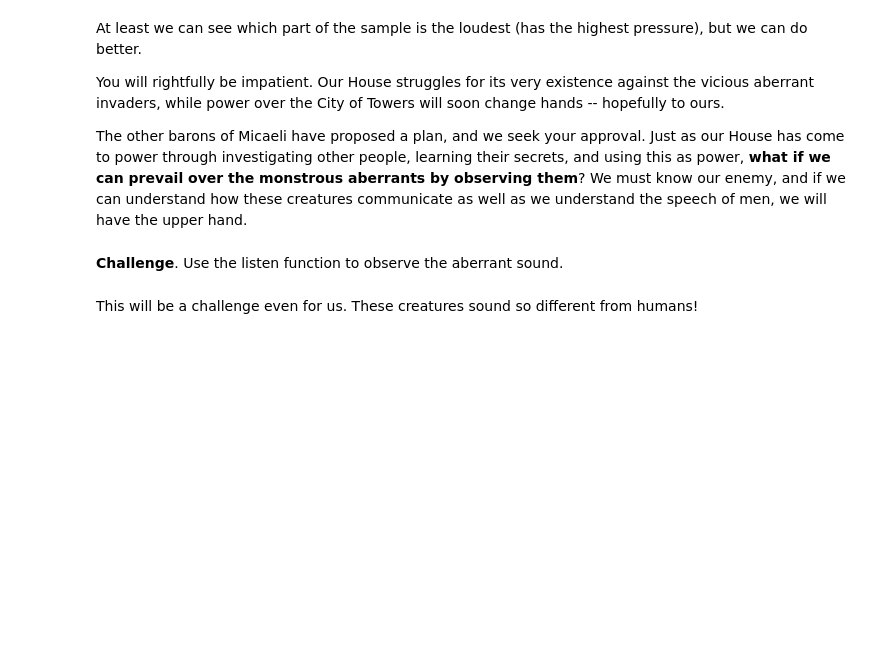
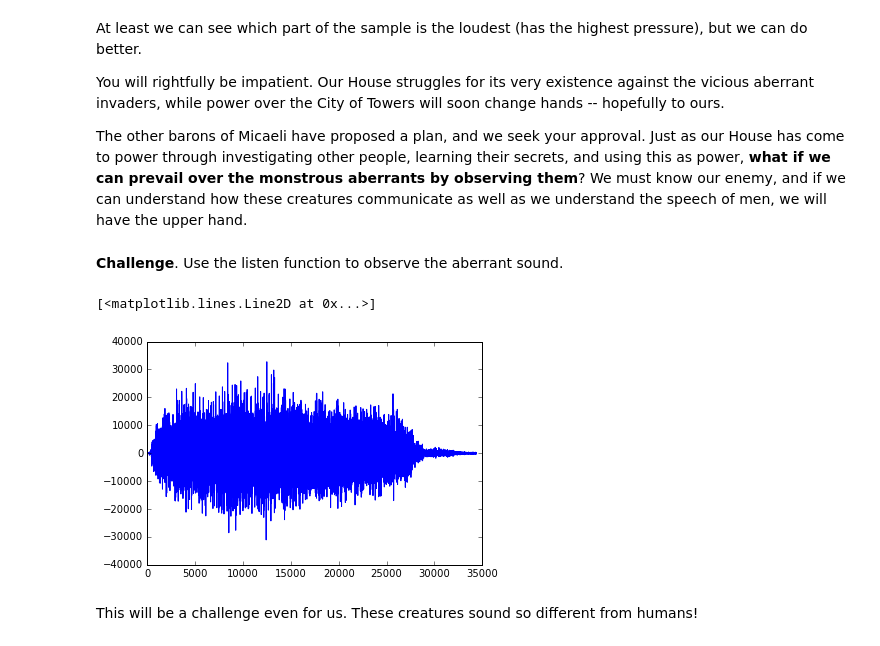
Before and after one commit to cferko/artificer, a Jupyter notebook: source/micaeli/micaeli_draft.ipynb, the cells around one changed output. Cells and saved outputs as stored; diff of their text form; code cells hidden in the pictures; blank space fills up the shorter version.

```diff
--- a/source/micaeli/micaeli_draft.ipynb
+++ b/source/micaeli/micaeli_draft.ipynb
@@ -44,6 +87,11 @@ aberrant_example = get_aberrant_example()
 ## Wrap a function here to plot all three vertically with shared x
 # %% [markdown]
 __Challenge__. Use the listen function to observe the aberrant sound.
+# %%
+plot(aberrant_example)
+# %% [output]
+[<matplotlib.lines.Line2D at 0x...>]
+[figure, added]
 # %% [markdown]
 This will be a challenge even for us. These creatures sound so different from humans!
 # %% [markdown]
```
Also changed, not shown: parts of 15 cells of this notebook, 2 other files.
